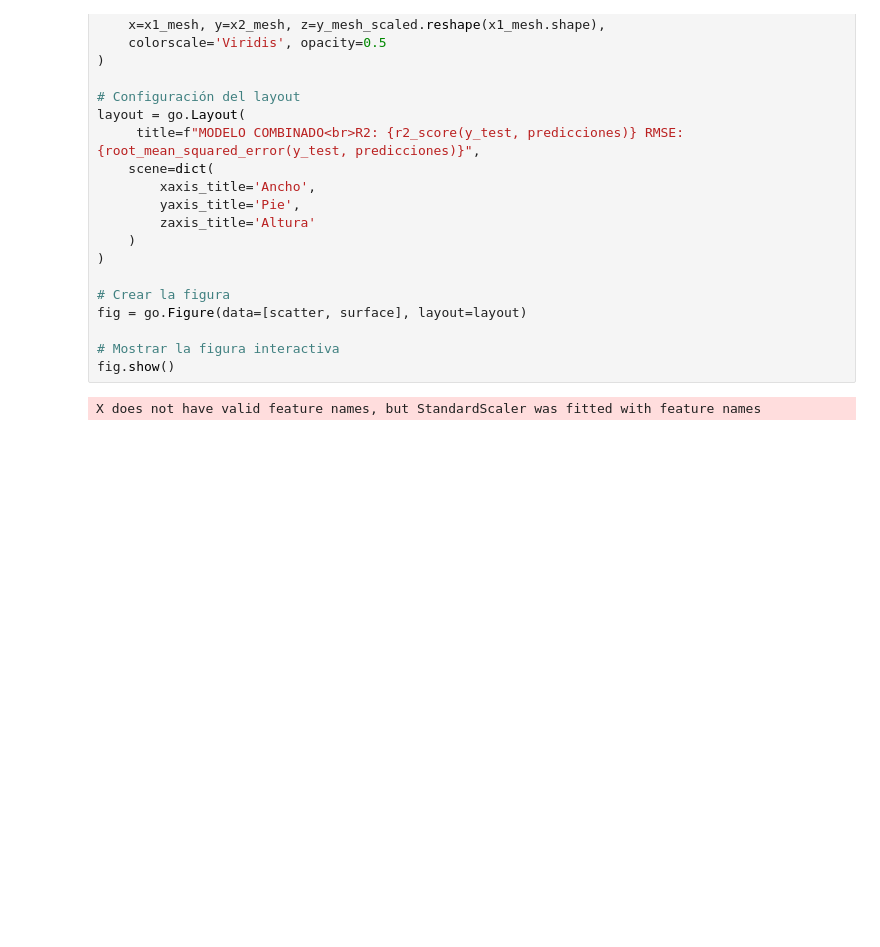
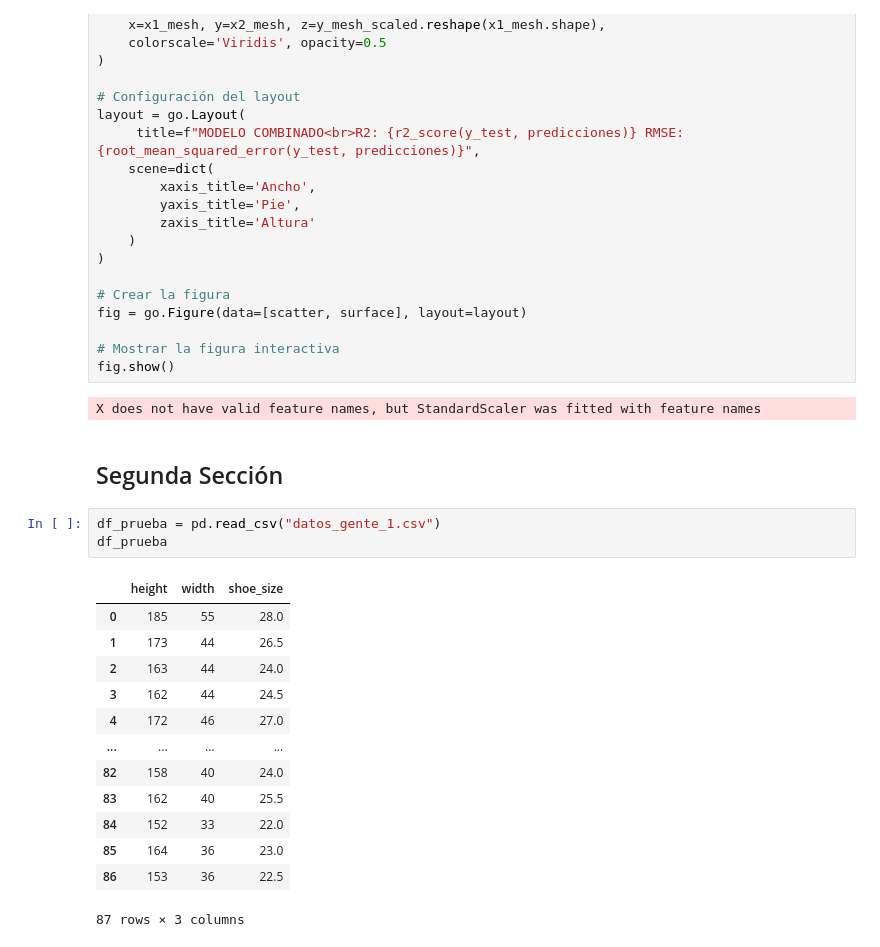
Before and after one commit to Roi-flores13/proyecto-_optima, a Jupyter notebook: predictor_altura.ipynb, the cells around one changed output. Saved outputs shown, nothing was run; the diff lists cells and outputs as text; blank space fills up the shorter version.

Commit message:
sección 2

```diff
--- a/predictor_altura.ipynb
+++ b/predictor_altura.ipynb
@@ -738,3 +752,22 @@ fig = go.Figure(data=[scatter, surface], layout=layout)
 fig.show()
 # %% [output]
 X does not have valid feature names, but StandardScaler was fitted with feature names
+# %% [markdown]
+## Segunda Sección
+# %%
+df_prueba = pd.read_csv("datos_gente_1.csv")
+df_prueba
+# %% [output]
+|  | height | width | shoe_size |
+| 0 | 185 | 55 | 28.0 |
+| 1 | 173 | 44 | 26.5 |
+| 2 | 163 | 44 | 24.0 |
+| 3 | 162 | 44 | 24.5 |
+| 4 | 172 | 46 | 27.0 |
+| ... | ... | ... | ... |
+| 82 | 158 | 40 | 24.0 |
+| 83 | 162 | 40 | 25.5 |
+| 84 | 152 | 33 | 22.0 |
+| 85 | 164 | 36 | 23.0 |
+| 86 | 153 | 36 | 22.5 |
+87 rows × 3 columns
```
Also changed, not shown: parts of 27 cells of this notebook.
